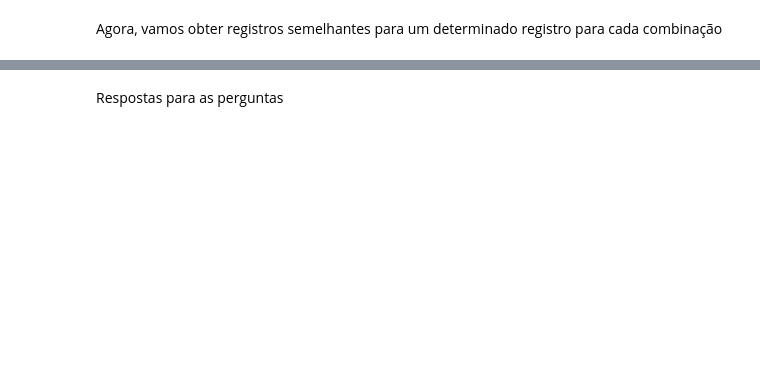
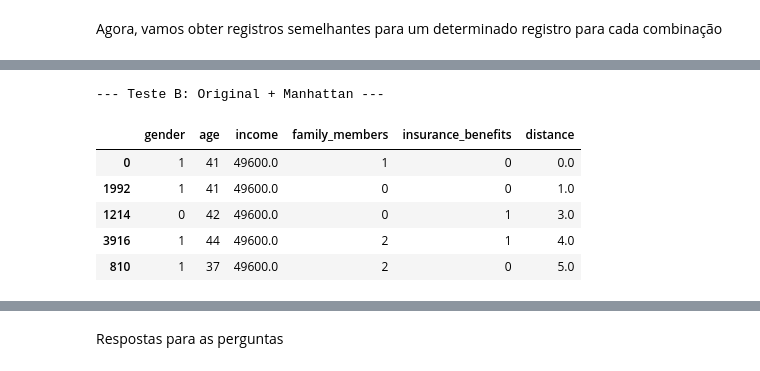
Before and after one commit to Angelaidt/Projeto-11-Companhia-de-Seguros, a Jupyter notebook: notebook_sprint_11.ipynb, the cells around one changed output, grey strips where cells are left out. Saved outputs shown, nothing was run; the diff lists cells and outputs as text; code cells hidden in the pictures; blank space fills up the shorter version.

```diff
--- a/notebook_sprint_11.ipynb
+++ b/notebook_sprint_11.ipynb
@@ -207,0 +232,13 @@ Agora, vamos obter registros semelhantes para um determinado registro para cada
+# %%
+# Teste B: Não Escalonado + Manhattan
+print("--- Teste B: Original + Manhattan ---")
+teste_B = get_knn(df, n=0, k=5, metric='manhattan') # n=0 (primeiro objeto), k=5 (5 vizinhos mais próximos), métrica manhattan
+display(teste_B)
+# %% [output]
+--- Teste B: Original + Manhattan ---
+|  | gender | age | income | family_members | insurance_benefits | distance |
+| 0 | 1 | 41 | 49600.0 | 1 | 0 | 0.0 |
+| 1992 | 1 | 41 | 49600.0 | 0 | 0 | 1.0 |
+| 1214 | 0 | 42 | 49600.0 | 0 | 1 | 3.0 |
+| 3916 | 1 | 44 | 49600.0 | 2 | 1 | 4.0 |
+| 810 | 1 | 37 | 49600.0 | 2 | 0 | 5.0 |
```
Also changed, not shown: parts of 12 cells of this notebook.
